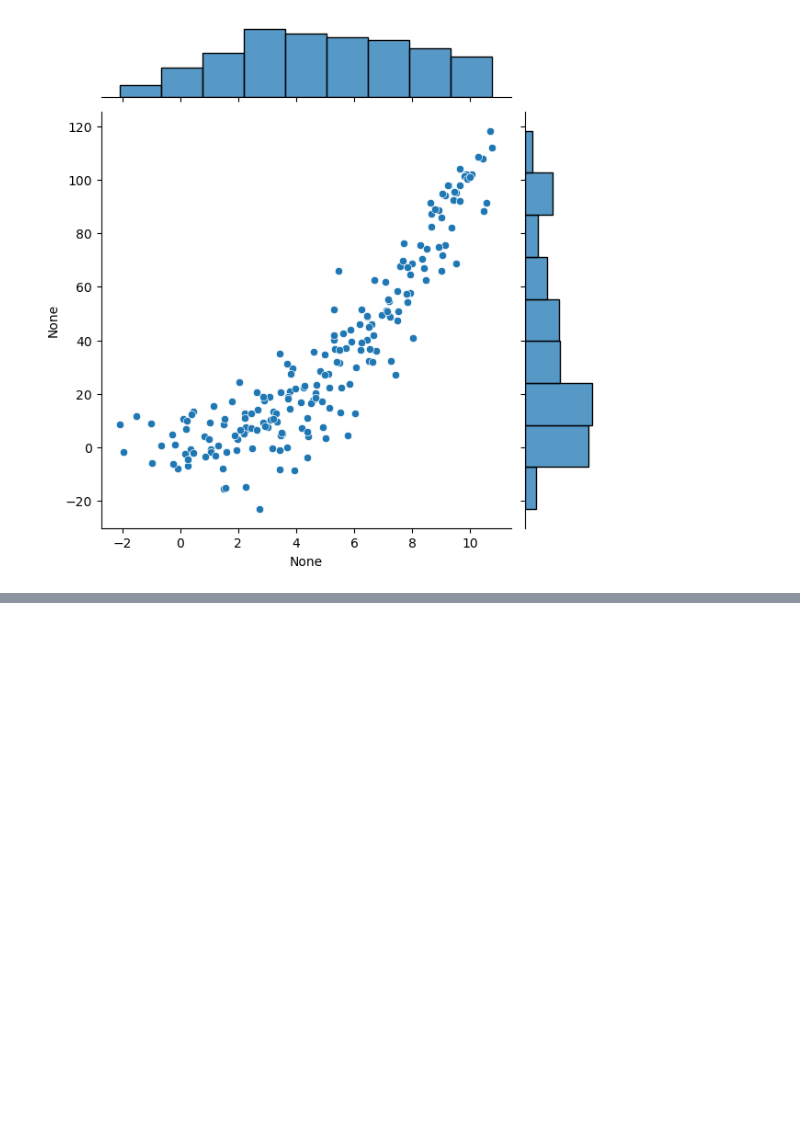
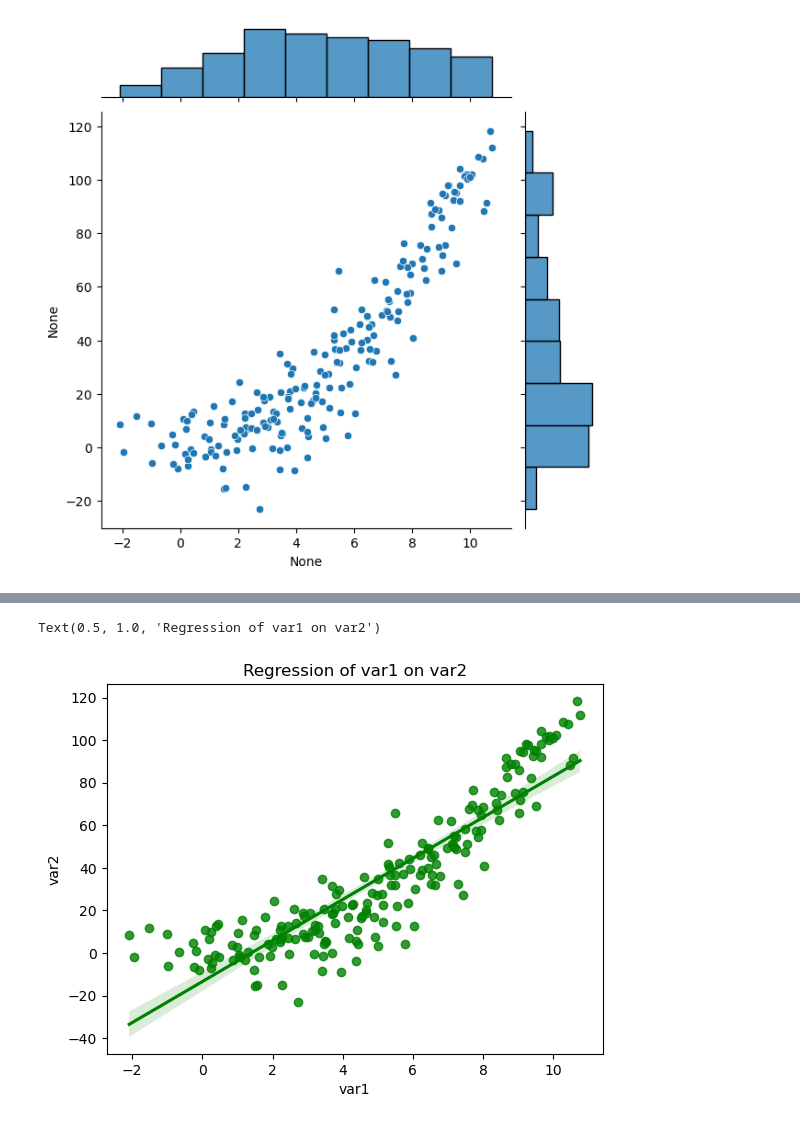
Before and after one commit to lazyjitsu/DUDL-Pytorch, a Jupyter notebook: python-fundamentals-printing-and-stringInerpolation.ipynb, the cells around one changed output, grey strips where cells are left out. Cells and saved outputs as stored; diff of their text form; code cells hidden in the pictures; blank space fills up the shorter version.

```diff
--- a/python-fundamentals-printing-and-stringInerpolation.ipynb
+++ b/python-fundamentals-printing-and-stringInerpolation.ipynb
@@ -312,0 +326,6 @@ plt.show()
+# %%
+sns.regplot(data=df,x=df.columns[0],y=df.columns[1],color="green")
+plt.title(f'Regression of {df.columns[0]} on {df.columns[1]}')
+# %% [output]
+Text(0.5, 1.0, 'Regression of var1 on var2')
+[figure, added]
```
Also changed, not shown: parts of 12 cells of this notebook.
